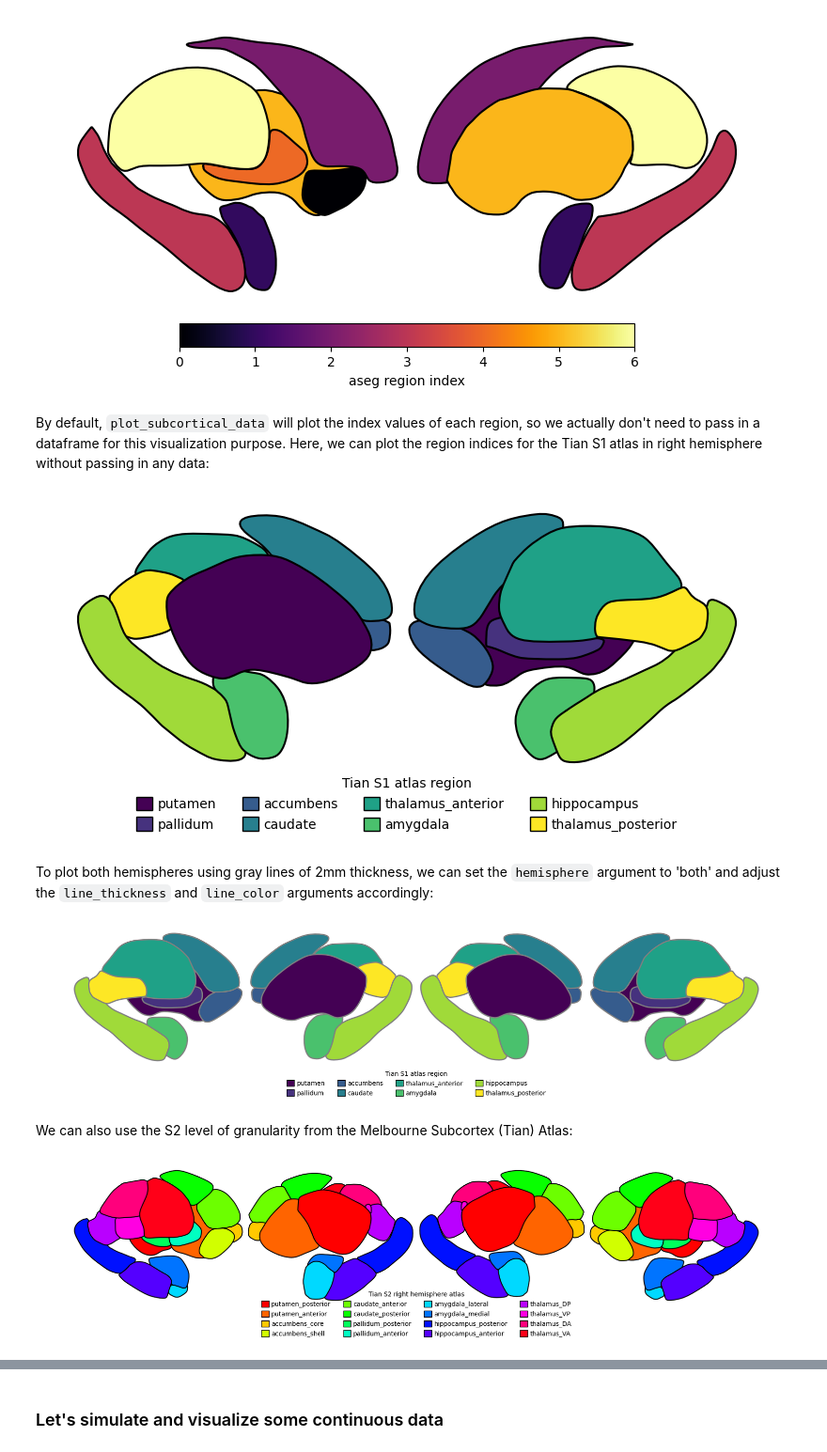
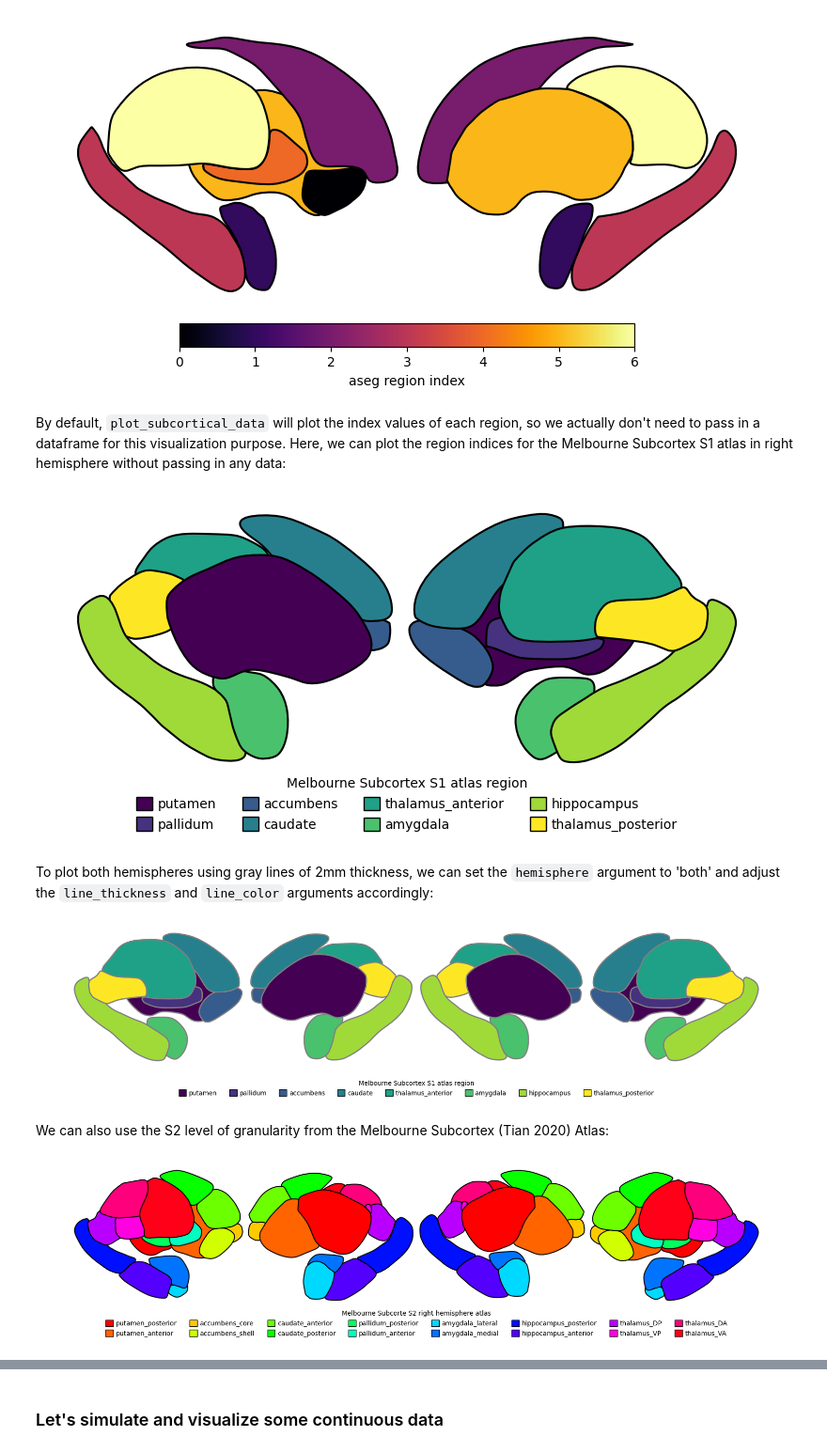
Before and after one commit to anniegbryant/subcortex_visualization, a Jupyter notebook: tutorial.ipynb, the cells around one changed output, grey strips where cells are left out. Shown at 94% size. Saved outputs shown, nothing was run; the diff lists cells and outputs as text; code cells hidden in the pictures.

```diff
--- a/tutorial.ipynb
+++ b/tutorial.ipynb
@@ -53,25 +53,25 @@ plot_subcortical_data(subcortex_data=example_subcortex_data, atlas = 'aseg',
 [figure]
 # %% [markdown]
 By default, `plot_subcortical_data` will plot the index values of each region, so we actually don't need to pass in a dataframe for this visualization purpose.
-Here, we can plot the region indices for the Tian S1 atlas in right hemisphere without passing in any data:
+Here, we can plot the region indices for the Melbourne Subcortex S1 atlas in right hemisphere without passing in any data:
 # %%
-plot_subcortical_data(atlas = 'Tian_S1', hemisphere='R',
-                      fill_title = "Tian S1 atlas region",
+plot_subcortical_data(atlas = 'Melbourne_S1', hemisphere='R',
+                      fill_title = "Melbourne Subcortex S1 atlas region",
                       cmap='viridis')
 # %% [output]
-[figure, old version]
+[figure, new version]
 # %% [markdown]
 To plot both hemispheres using gray lines of 2mm thickness, we can set the `hemisphere` argument to 'both' and adjust the `line_thickness` and `line_color` arguments accordingly:
 # %%
-plot_subcortical_data(atlas = 'Tian_S1', hemisphere='both',
+plot_subcortical_data(atlas = 'Melbourne_S1', hemisphere='both',
                       line_color='gray', line_thickness=2,
-                      fill_title = "Tian S1 atlas region", cmap='viridis')
+                      fill_title = "Melbourne Subcortex S1 atlas region", cmap='viridis')
 # %% [output]
-[figure, old version]
+[figure, new version]
 # %% [markdown]
-We can also use the S2 level of granularity from the Melbourne Subcortex (Tian) Atlas:
+We can also use the S2 level of granularity from the Melbourne Subcortex (Tian 2020) Atlas:
 # %%
-plot_subcortical_data(atlas = 'Tian_S2', hemisphere='both',
-                      fill_title = "Tian S2 right hemisphere atlas", cmap='hsv')
+plot_subcortical_data(atlas = 'Melbourne_S2', hemisphere='both',
+                      fill_title = "Melbourne Subcorte S2 right hemisphere atlas", cmap='hsv')
 # %% [output]
-[figure, old version]
+[figure, new version]
```
Also changed, not shown: parts of 3 cells of this notebook, 32 other files.
